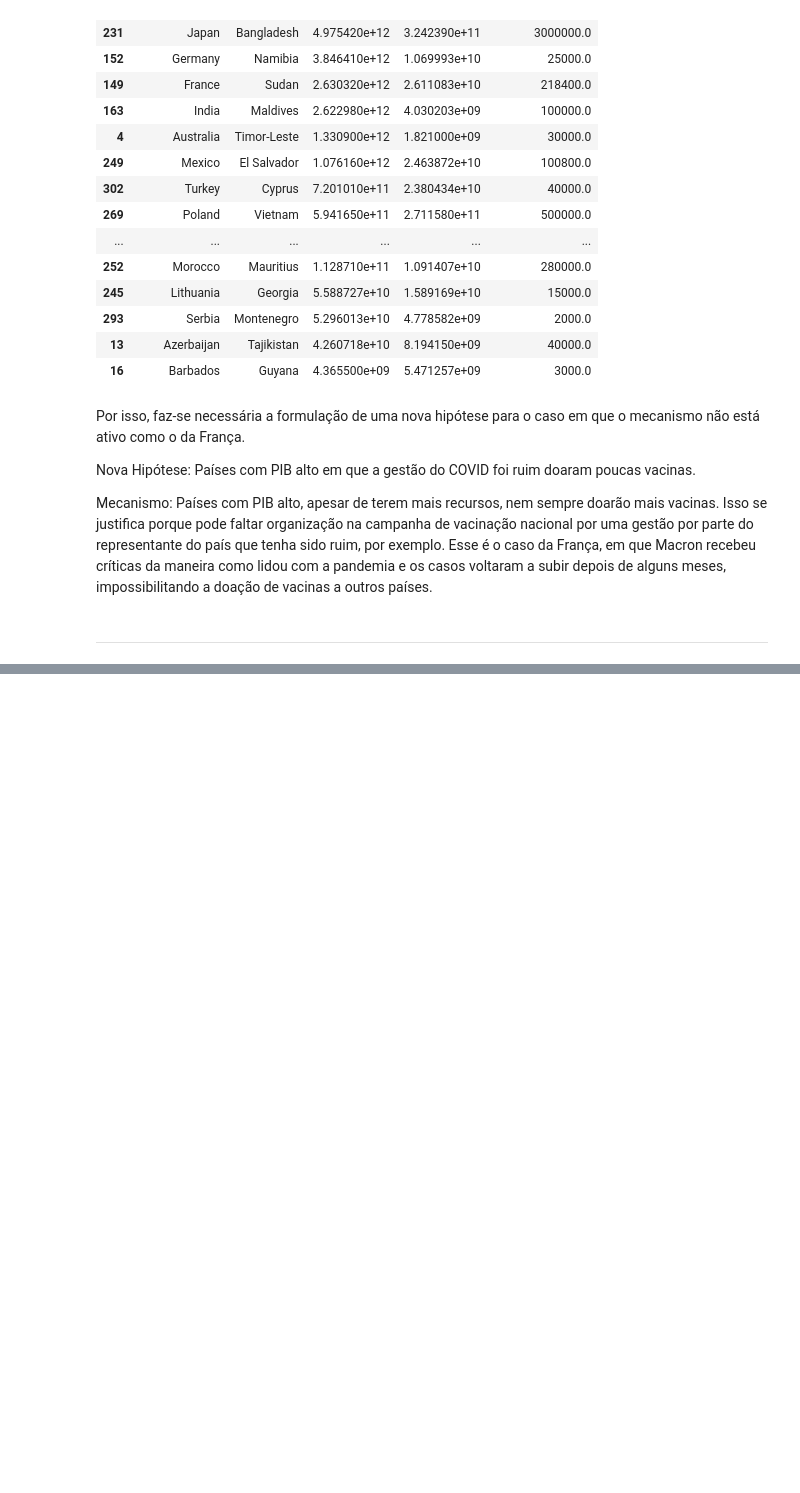
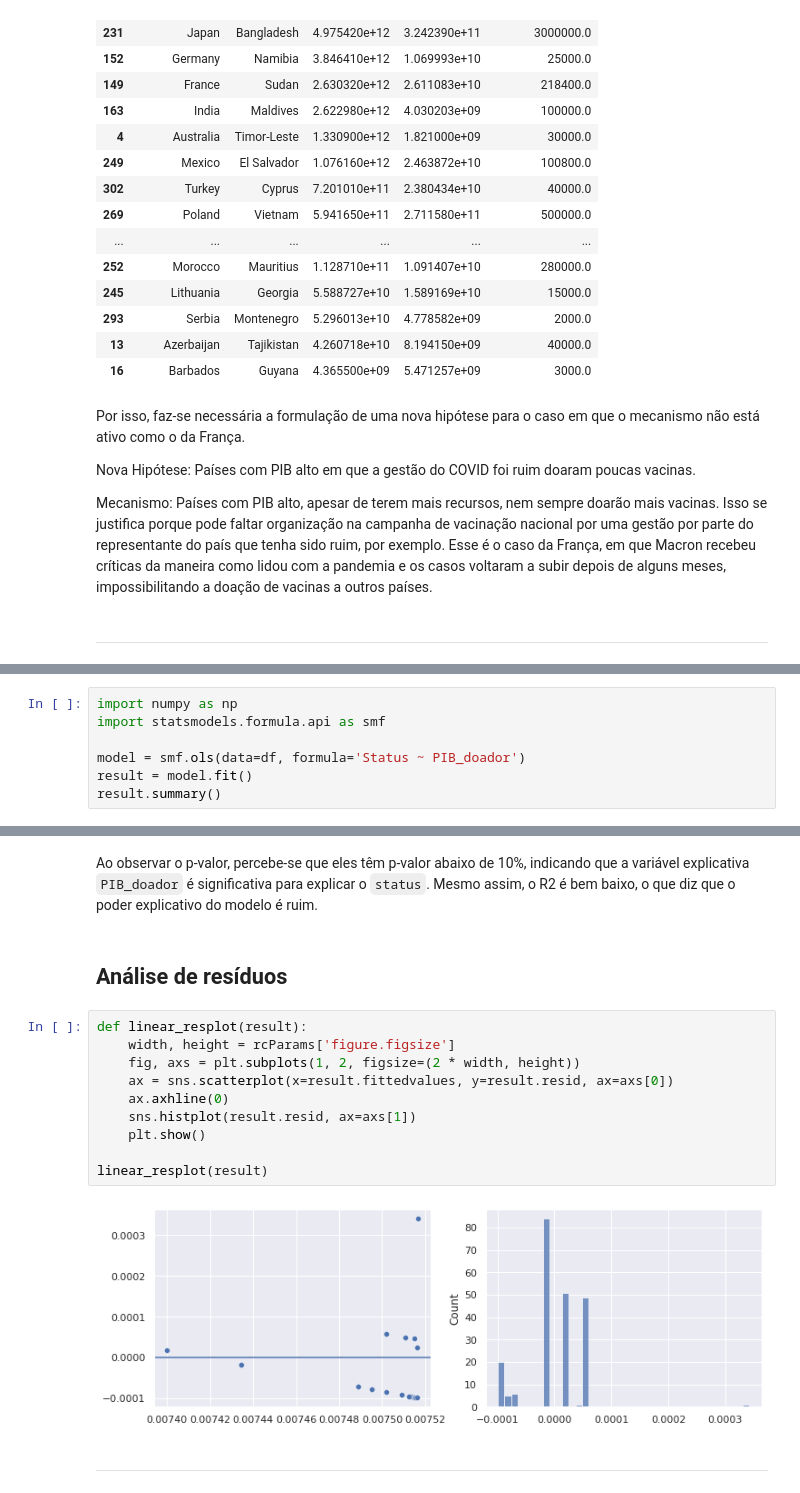
Before and after one commit to hashiprobr-classroom/parte-tecnica-do-projeto-matbiajaoana, a Jupyter notebook: notebooks/Projeto.ipynb, the cells around one changed output, grey strips where cells are left out. Drawn from its saved outputs; the diff is of its cells as text; blank space fills up the shorter version.

```diff
--- a/notebooks/Projeto.ipynb
+++ b/notebooks/Projeto.ipynb
@@ -415,0 +470,7 @@ for v in ec:
+# %%
+import numpy as np
+import statsmodels.formula.api as smf
+
+model = smf.ols(data=df, formula='Status ~ PIB_doador')
+result = model.fit()
+result.summary()
@@ -416,3 +499,21 @@ for v in ec:
+# %% [markdown]
+Ao observar o p-valor, percebe-se que eles têm p-valor abaixo de 10%, indicando que a variável explicativa `PIB_doador` é significativa para explicar o `status`. Mesmo assim, o R2 é bem baixo, o que diz que o poder explicativo do modelo é ruim.
+# %% [markdown]
+## Análise de resíduos
+# %%
+def linear_resplot(result):
+    width, height = rcParams['figure.figsize']
+    fig, axs = plt.subplots(1, 2, figsize=(2 * width, height))
+    ax = sns.scatterplot(x=result.fittedvalues, y=result.resid, ax=axs[0])
+    ax.axhline(0)
+    sns.histplot(result.resid, ax=axs[1])
+    plt.show()
+
+linear_resplot(result)
+# %% [output]
+[figure, added]
+# %% [markdown]
+---------------
 # %%
 cc = centrality.closeness(g)
 
```
Also changed, not shown: parts of 17 cells of this notebook.
